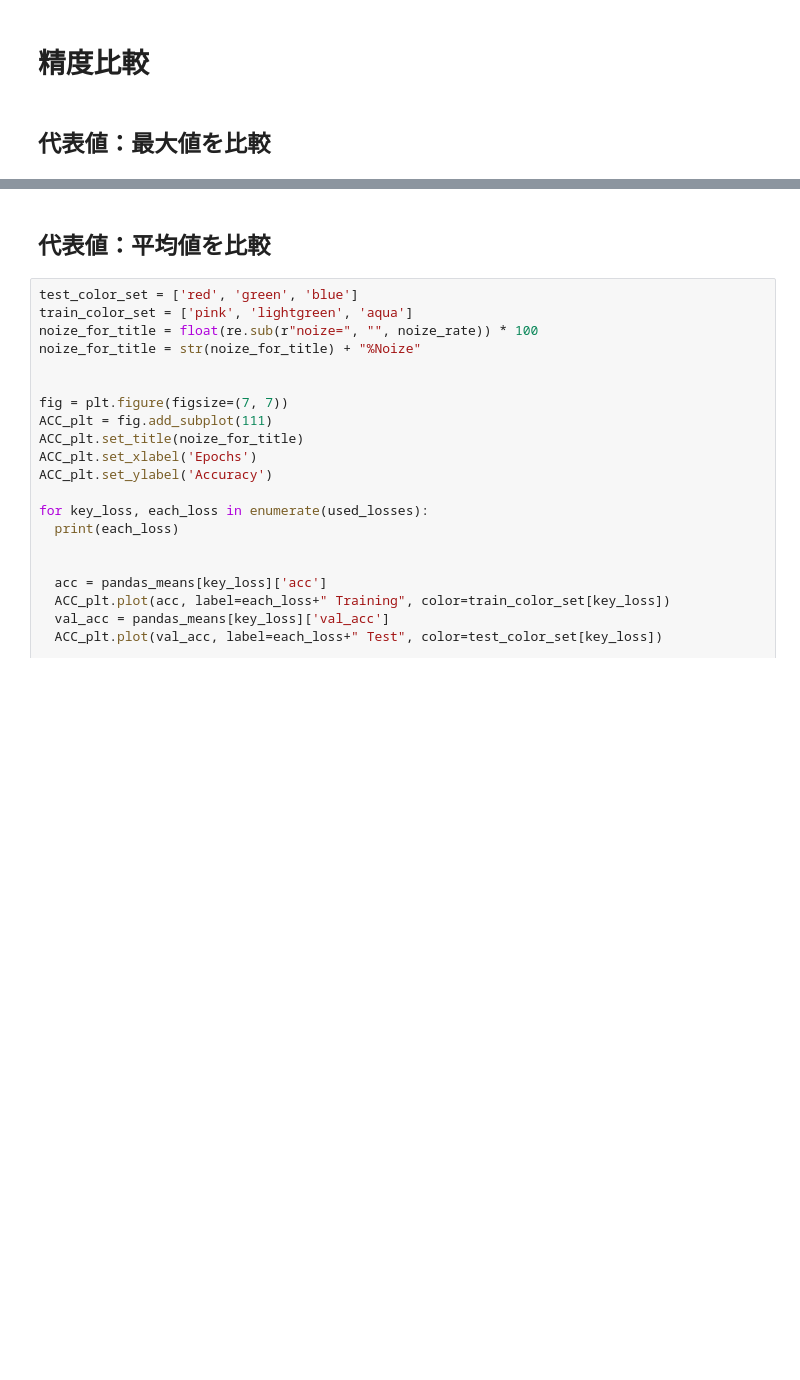
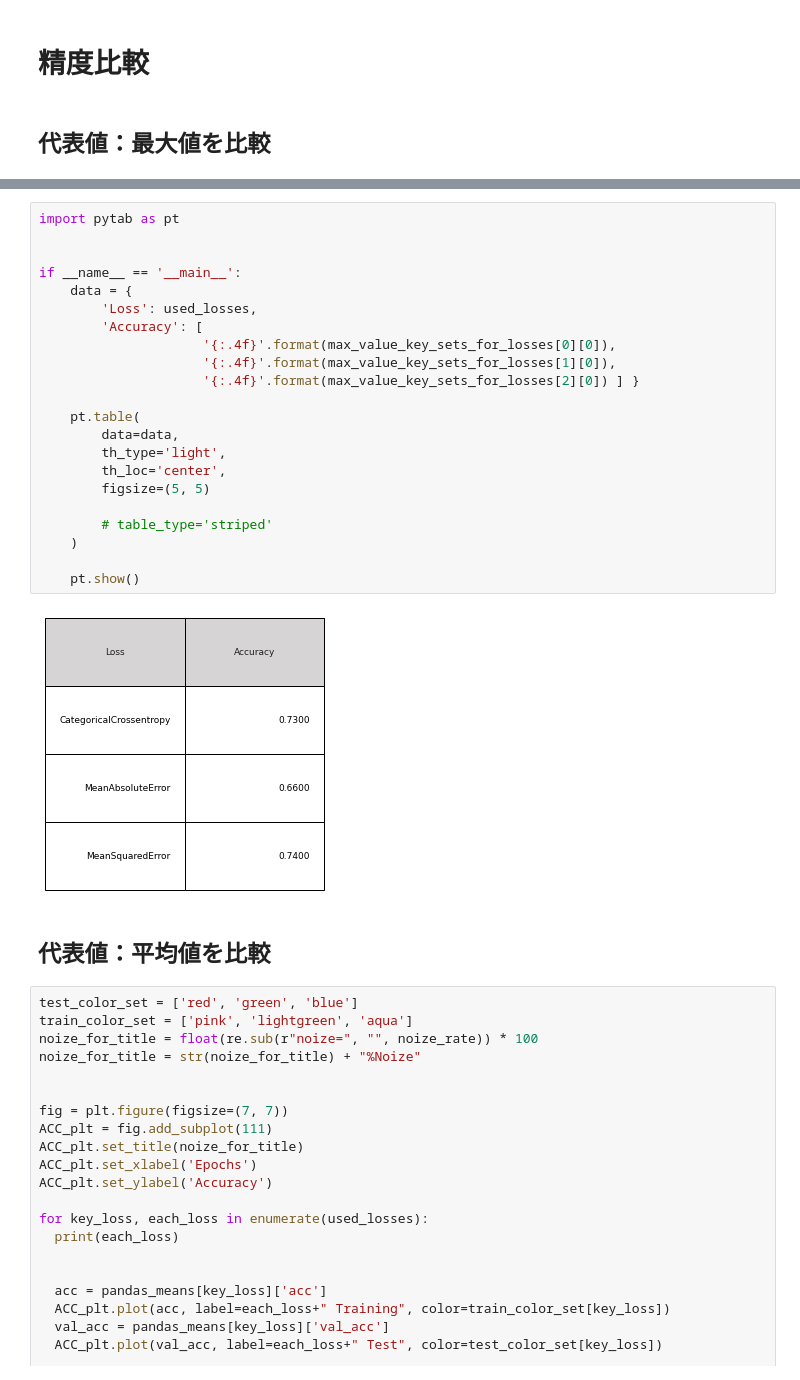
Before and after one commit to s1250103/Public_mori-lab, a Jupyter notebook: eras/confirm_label/analyze_results_of_KTH_datasets.ipynb, the cells around one changed output, grey strips where cells are left out. Drawn from its saved outputs; the diff is of its cells as text; blank space fills up the shorter version.

```diff
--- a/eras/confirm_label/analyze_results_of_KTH_datasets.ipynb
+++ b/eras/confirm_label/analyze_results_of_KTH_datasets.ipynb
@@ -368,3 +366,27 @@ MeanSquaredError
+# %%
+import pytab as pt
+
+
+if __name__ == '__main__':
+    data = {
+        'Loss': used_losses,
+        'Accuracy': [
+                     '{:.4f}'.format(max_value_key_sets_for_losses[0][0]),
+                     '{:.4f}'.format(max_value_key_sets_for_losses[1][0]),
+                     '{:.4f}'.format(max_value_key_sets_for_losses[2][0]) ] }
+
+    pt.table(
+        data=data,
+        th_type='light',
+        th_loc='center',
+        figsize=(5, 5)
+
+        # table_type='striped'
+    )
+
+    pt.show()
+# %% [output]
+[figure, added]
 # %% [markdown]
 ## 代表値：平均値を比較
 # %%
```
Also changed, not shown: parts of 13 cells of this notebook.
